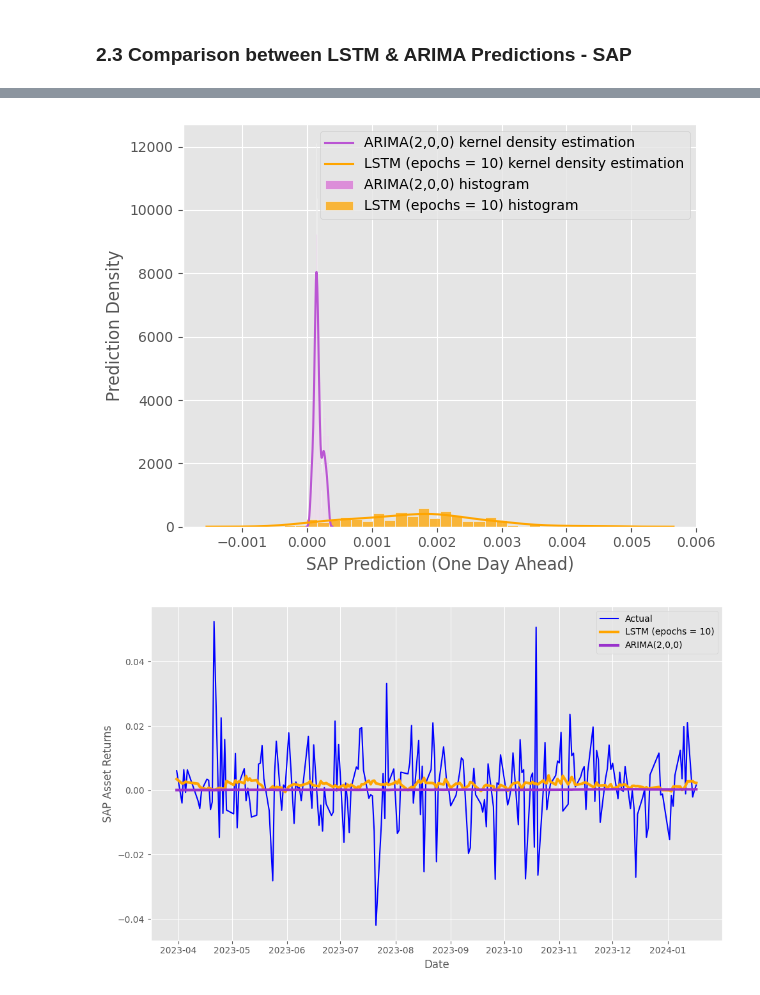
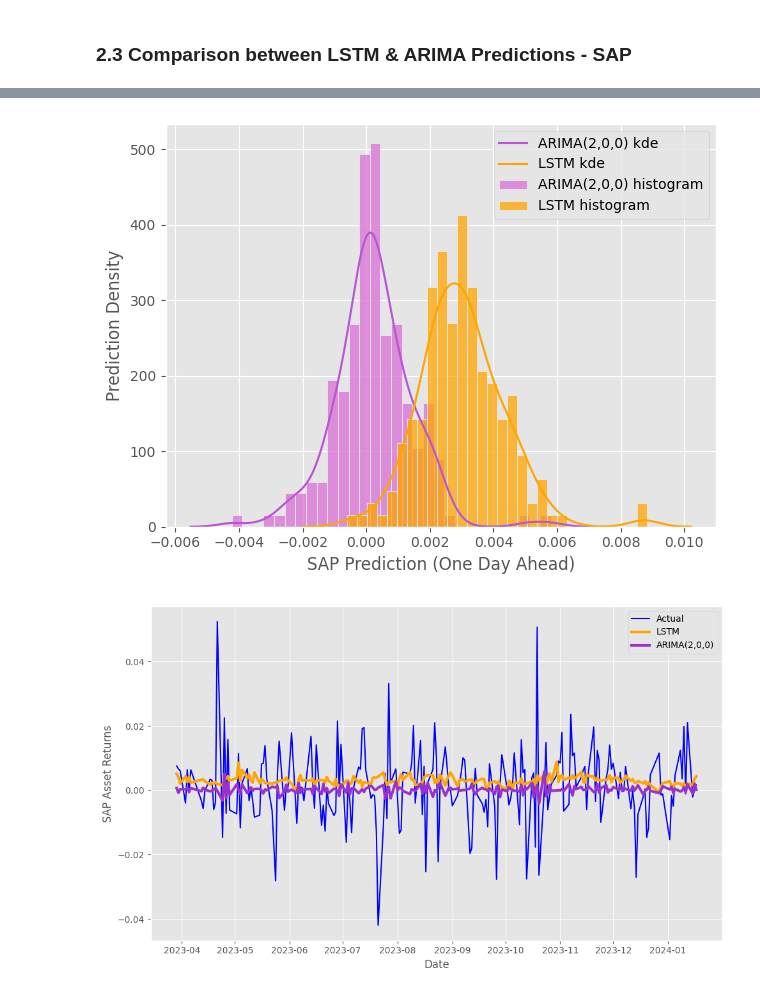
Before and after one commit to cem-akkus/Master, a Jupyter notebook: AssetReturnPrediction.ipynb, the cells around one changed output, grey strips where cells are left out. Cells and saved outputs as stored; diff of their text form; code cells hidden in the pictures.

Commit message:
full run with lstm nad (1-day-ahead prediction)

```diff
--- a/AssetReturnPrediction.ipynb
+++ b/AssetReturnPrediction.ipynb
@@ -47,13 +47,13 @@ random.seed(seed)
 np.random.seed(seed)
 tf.random.set_seed(seed)
 # %%
-# #general hyperparameter for lstm
-# input_steps = 20
-# output_steps = 1 #1-day ahead predictions
+#general hyperparameter for lstm
+input_steps = 20
+output_steps = 1 #1-day ahead predictions
 # %%
-#general hyperparameter for lstm
-input_steps = 20
-output_steps = 5 #5-day ahead predictions
+# #general hyperparameter for lstm
+# input_steps = 20
+# output_steps = 5 #5-day ahead predictions
 # %% [markdown]
 ### 1.2. Defining Functions
 # %%
@@ -577,9 +575,9 @@ Total elapsed time: 00h 00m 37s
 # %%
-# best hyperparameters
-best_trial = tuner.oracle.get_best_trials(num_trials=1)[0]
-best_hyperparameters = best_trial.hyperparameters.values
+# # best hyperparameters
+# best_trial = tuner.oracle.get_best_trials(num_trials=1)[0]
+# best_hyperparameters = best_trial.hyperparameters.values
 
-# print the best hyperparameters
-print("Best Hyperparameters:")
-for key, value in best_hyperparameters.items():
-    print(f"{key}: {value}")
+# # print the best hyperparameters
+# print("Best Hyperparameters:")
+# for key, value in best_hyperparameters.items():
+#     print(f"{key}: {value}")
@@ -590,9 +584,9 @@ learning_rate: 0.00028738551380345044
 # %%
-# Retrieve the best model
-best_model = tuner.get_best_models(num_models=1)[0]
+# # Retrieve the best model
+# best_model = tuner.get_best_models(num_models=1)[0]
 
-early_stopping = EarlyStopping(monitor='val_loss', patience=10)
-history_LSTM_SAP = best_model.fit(X_train_dict['SAP_DE'], Y_train_dict['SAP_DE'], callbacks=[early_stopping], epochs=epochs, verbose=verbose, validation_data=(X_val_dict['SAP_DE'], Y_val_dict['SAP_DE']))
+# early_stopping = EarlyStopping(monitor='val_loss', patience=10)
+# history_LSTM_SAP = best_model.fit(X_train_dict['SAP_DE'], Y_train_dict['SAP_DE'], callbacks=[early_stopping], epochs=epochs, verbose=verbose, validation_data=(X_val_dict['SAP_DE'], Y_val_dict['SAP_DE']))
 
-# Predicting values for SAP asset returns
-yhat_SAP = best_model.predict(X_test_dict['SAP_DE'])
+# # Predicting values for SAP asset returns
+# yhat_SAP = best_model.predict(X_test_dict['SAP_DE'])
@@ -974,37 +930,37 @@ results_comp['SAP_DE']
 # %%
 # Setting up the bins parameter for consistency across histograms
 bins = 30  # Adjust the number of bins as needed
 
 # ARIMA Histogram
 sns.histplot(data=results_comp['SAP_DE'], x='pred_arima', bins=bins, color='orchid', stat='density', label='ARIMA(2,0,0) histogram')
 
 # ARIMA KDE
-sns.kdeplot(data=results_comp['SAP_DE'], x='pred_arima', color='mediumorchid', label='ARIMA(2,0,0) kernel density estimation')
+sns.kdeplot(data=results_comp['SAP_DE'], x='pred_arima', color='mediumorchid', label='ARIMA(2,0,0) kde')
 
 # LSTM Histogram
-sns.histplot(data=results_comp['SAP_DE'], x='pred_lstm', bins=bins, color='orange', stat='density', label='LSTM (epochs = 10) histogram')
+sns.histplot(data=results_comp['SAP_DE'], x='pred_lstm', bins=bins, color='orange', stat='density', label='LSTM histogram')
 
 # LSTM KDE
-sns.kdeplot(data=results_comp['SAP_DE'], x='pred_lstm', color='orange', label='LSTM (epochs = 10) kernel density estimation')
+sns.kdeplot(data=results_comp['SAP_DE'], x='pred_lstm', color='orange', label='LSTM kde')
 
 # Actual Histogram
 #sns.histplot(data=results_comp['SAP_DE'], x='actual', bins=bins, color='blue', stat='density', label='Actual histogram')
 
 # Actual KDE
 #sns.kdeplot(data=results_comp['SAP_DE'], x='actual', color='blue', label='Actual kernel density estimation')
 
 # Adding labels and adjusting layout
 plt.xlabel('SAP Prediction (One Day Ahead)')
 plt.ylabel('Prediction Density')
 plt.tight_layout()
 plt.legend()
 
 # Uncomment the following line if you want to save the figure
 #plt.savefig('hist_pred_sap.png')
 
 plt.show()
 # %% [output]
-[figure, old version]
+[figure, new version]
 # %%
 # #plot - sap asset return predictions
 # plt.plot(results_comp['SAP_DE']['actual'][0:50], color= 'blue', label = 'Actual')
@@ -1024,7 +980,7 @@ dates = results_comp['SAP_DE'].index  # Extract the dates corresponding to your
 #plot - sap asset return predictions
 plt.figure(figsize=(10, 6))  # Optional: Adjust figure size as needed
 plt.plot(dates, results_comp['SAP_DE']['actual'], color='blue', label='Actual')
-plt.plot(dates, results_comp['SAP_DE']['pred_lstm'], color='orange', label='LSTM (epochs = 10)', linewidth=3)
+plt.plot(dates, results_comp['SAP_DE']['pred_lstm'], color='orange', label='LSTM', linewidth=3)
 plt.plot(dates, results_comp['SAP_DE']['pred_arima'], color='darkorchid', label='ARIMA(2,0,0)', linewidth=3)
 
 # Set major ticks format
@@ -1039,7 +995,7 @@ plt.tight_layout()
 
 plt.show()
 # %% [output]
-[figure, old version]
+[figure, new version]
 # %%
 def calculate_metrics_comp(results_comp):
     metrics_comp = {}
```
Also changed, not shown: parts of 68 cells of this notebook.
